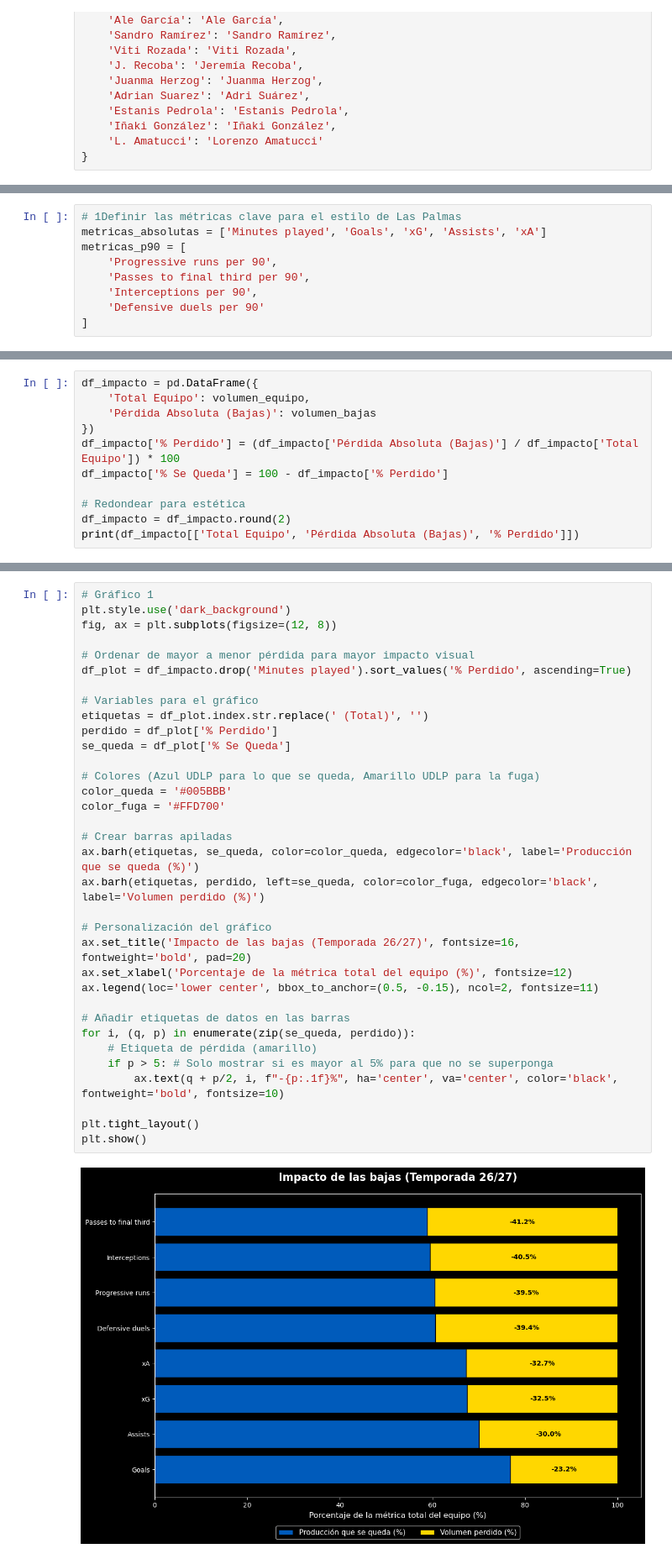
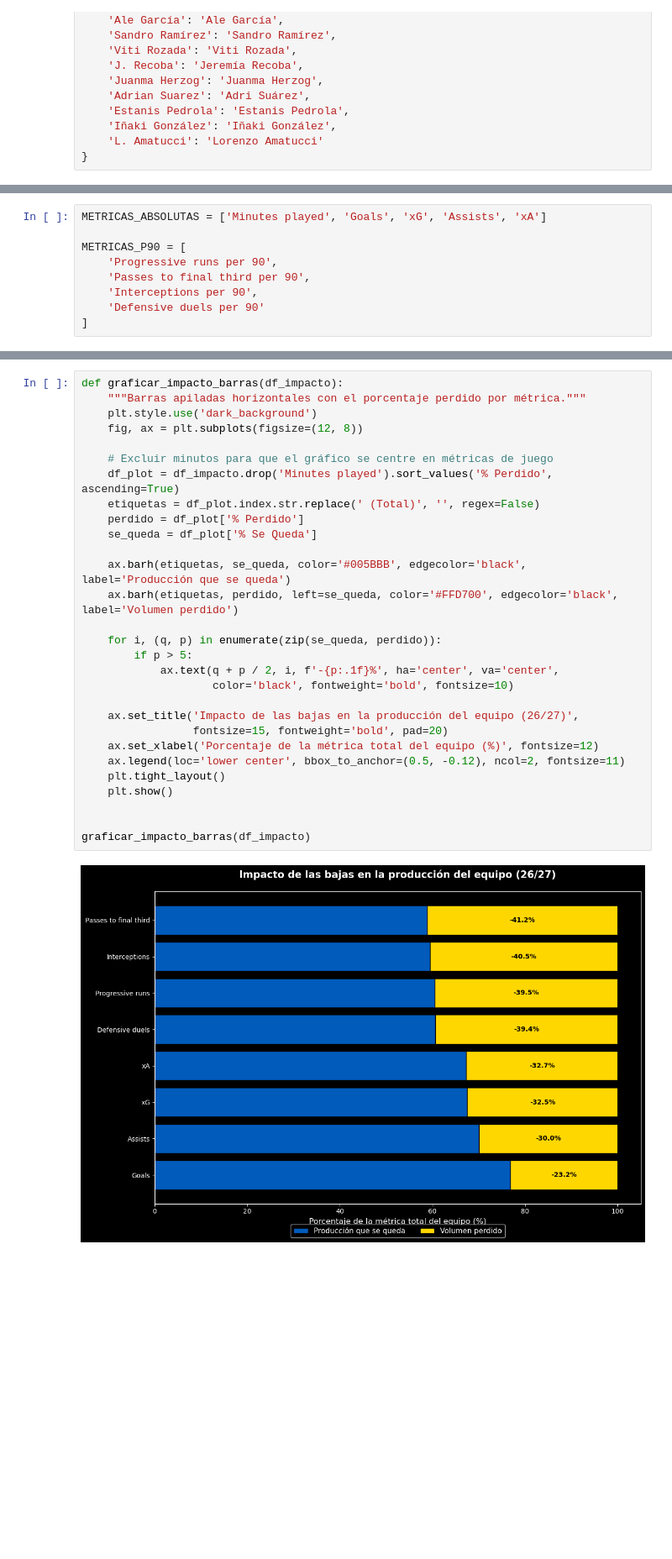
Before and after one commit to alsuaarez/TFM, a Jupyter notebook: src/analisis/sustituciones.ipynb, the cells around one changed output, grey strips where cells are left out. Shown at 84% size. Saved outputs shown, nothing was run; the diff lists cells and outputs as text; blank space fills up the shorter version.

```diff
--- a/src/analisis/sustituciones.ipynb
+++ b/src/analisis/sustituciones.ipynb
@@ -82,7 +99,7 @@ Name: Player, dtype: object
 # %%
-# 1Definir las métricas clave para el estilo de Las Palmas
-metricas_absolutas = ['Minutes played', 'Goals', 'xG', 'Assists', 'xA']
-metricas_p90 = [
+METRICAS_ABSOLUTAS = ['Minutes played', 'Goals', 'xG', 'Assists', 'xA']
+
+METRICAS_P90 = [
     'Progressive runs per 90',
     'Passes to final third per 90',
     'Interceptions per 90',
@@ -113,11 +151,0 @@ volumen_bajas = calcular_volumen_total(df_bajas, metricas_absolutas, metricas_p9
-# %%
-df_impacto = pd.DataFrame({
-    'Total Equipo': volumen_equipo,
-    'Pérdida Absoluta (Bajas)': volumen_bajas
-})
-df_impacto['% Perdido'] = (df_impacto['Pérdida Absoluta (Bajas)'] / df_impacto['Total Equipo']) * 100
-df_impacto['% Se Queda'] = 100 - df_impacto['% Perdido']
-
-# Redondear para estética
-df_impacto = df_impacto.round(2)
-print(df_impacto[['Total Equipo', 'Pérdida Absoluta (Bajas)', '% Perdido']])
@@ -144,37 +154,32 @@ Defensive duels (Total)            39.41
 # %%
-# Gráfico 1
-plt.style.use('dark_background')
-fig, ax = plt.subplots(figsize=(12, 8))
+def graficar_impacto_barras(df_impacto):
+    """Barras apiladas horizontales con el porcentaje perdido por métrica."""
+    plt.style.use('dark_background')
+    fig, ax = plt.subplots(figsize=(12, 8))
 
-# Ordenar de mayor a menor pérdida para mayor impacto visual
-df_plot = df_impacto.drop('Minutes played').sort_values('% Perdido', ascending=True)
+    # Excluir minutos para que el gráfico se centre en métricas de juego
+    df_plot = df_impacto.drop('Minutes played').sort_values('% Perdido', ascending=True)
+    etiquetas = df_plot.index.str.replace(' (Total)', '', regex=False)
+    perdido = df_plot['% Perdido']
+    se_queda = df_plot['% Se Queda']
 
-# Variables para el gráfico
-etiquetas = df_plot.index.str.replace(' (Total)', '')
-perdido = df_plot['% Perdido']
-se_queda = df_plot['% Se Queda']
+    ax.barh(etiquetas, se_queda, color='#005BBB', edgecolor='black', label='Producción que se queda')
+    ax.barh(etiquetas, perdido, left=se_queda, color='#FFD700', edgecolor='black', label='Volumen perdido')
 
-# Colores (Azul UDLP para lo que se queda, Amarillo UDLP para la fuga)
-color_queda = '#005BBB'
-color_fuga = '#FFD700'
+    for i, (q, p) in enumerate(zip(se_queda, perdido)):
+        if p > 5:
+            ax.text(q + p / 2, i, f'-{p:.1f}%', ha='center', va='center',
+                    color='black', fontweight='bold', fontsize=10)
 
-# Crear barras apiladas
-ax.barh(etiquetas, se_queda, color=color_queda, edgecolor='black', label='Producción que se queda (%)')
-ax.barh(etiquetas, perdido, left=se_queda, color=color_fuga, edgecolor='black', label='Volumen perdido (%)')
+    ax.set_title('Impacto de las bajas en la producción del equipo (26/27)',
+                 fontsize=15, fontweight='bold', pad=20)
+    ax.set_xlabel('Porcentaje de la métrica total del equipo (%)', fontsize=12)
+    ax.legend(loc='lower center', bbox_to_anchor=(0.5, -0.12), ncol=2, fontsize=11)
+    plt.tight_layout()
+    plt.show()
 
-# Personalización del gráfico
-ax.set_title('Impacto de las bajas (Temporada 26/27)', fontsize=16, fontweight='bold', pad=20)
-ax.set_xlabel('Porcentaje de la métrica total del equipo (%)', fontsize=12)
-ax.legend(loc='lower center', bbox_to_anchor=(0.5, -0.15), ncol=2, fontsize=11)
 
-# Añadir etiquetas de datos en las barras
-for i, (q, p) in enumerate(zip(se_queda, perdido)):
-    # Etiqueta de pérdida (amarillo)
-    if p > 5: # Solo mostrar si es mayor al 5% para que no se superponga
-        ax.text(q + p/2, i, f"-{p:.1f}%", ha='center', va='center', color='black', fontweight='bold', fontsize=10)
-
-plt.tight_layout()
-plt.show()
+graficar_impacto_barras(df_impacto)
 # %% [output]
-[figure, old version]
+[figure, new version]
 # %%
```
Also changed, not shown: parts of 17 cells of this notebook, 4 other files.
